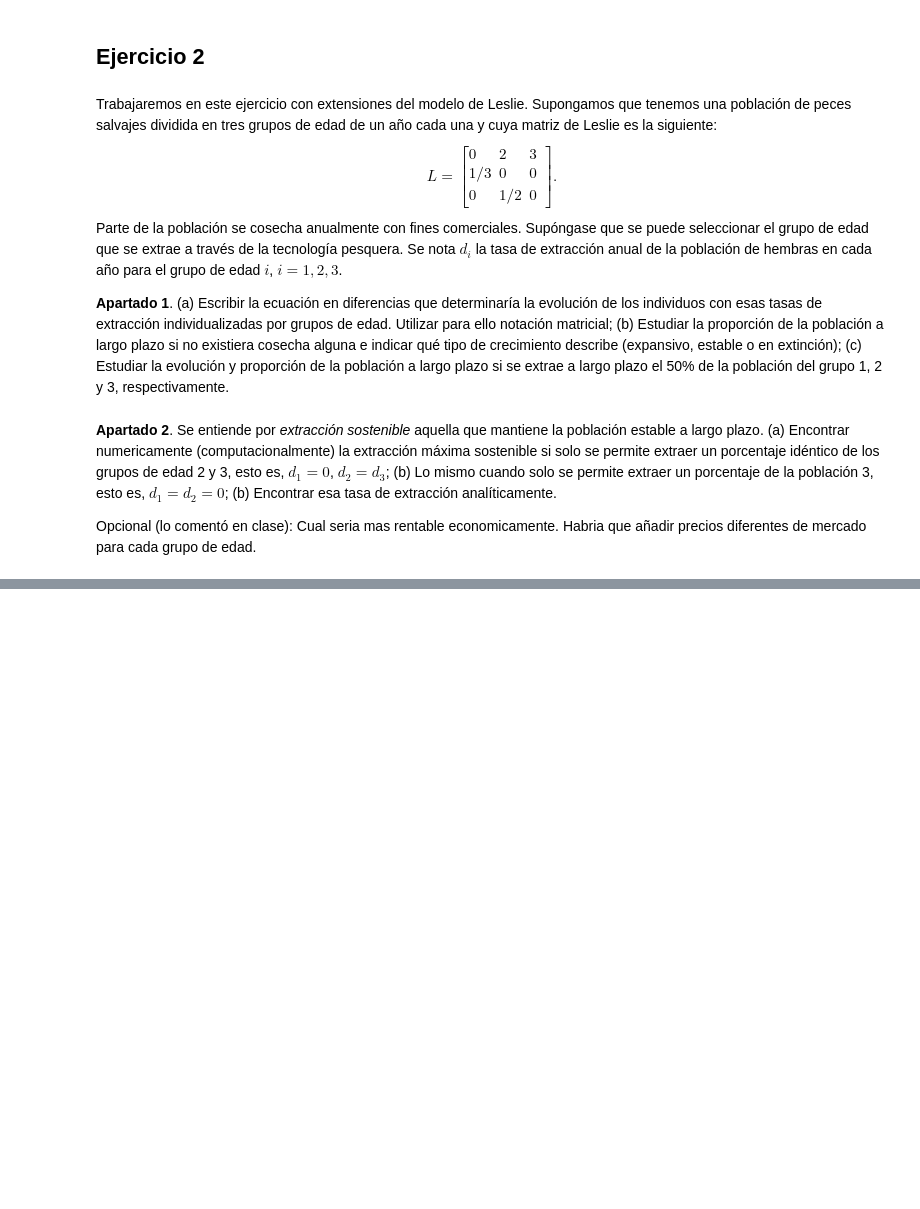
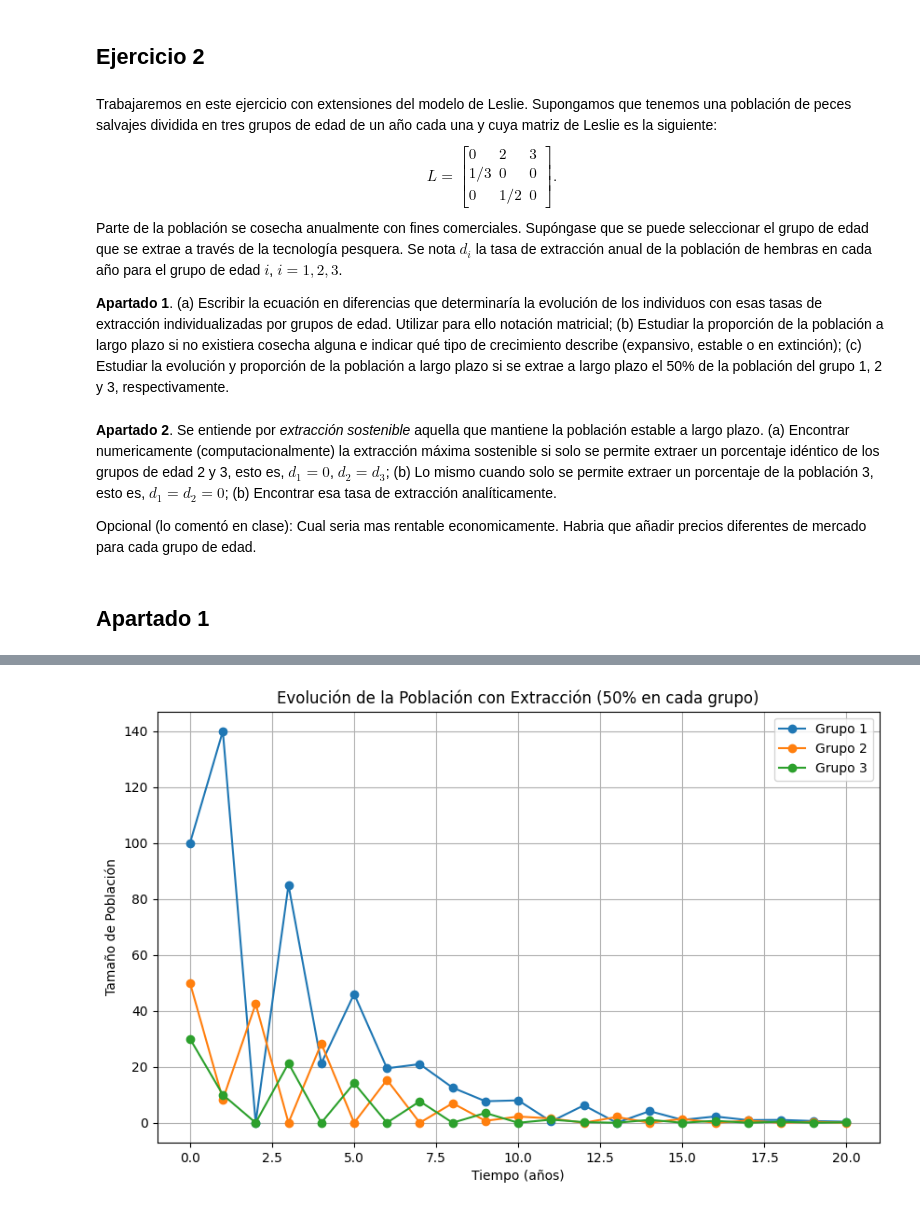
Before and after one commit to Davidgrcdz/SACSE-Practicas, a Jupyter notebook: Ejercicios/Ejercicios_propuestos_práctica3.ipynb, the cells around one changed output, grey strips where cells are left out. Saved outputs shown, nothing was run; the diff lists cells and outputs as text; code cells hidden in the pictures; blank space fills up the shorter version.

```diff
--- a/Ejercicios/Ejercicios_propuestos_práctica3.ipynb
+++ b/Ejercicios/Ejercicios_propuestos_práctica3.ipynb
@@ -361,3 +361,68 @@ Parte de la población se cosecha anualmente con fines comerciales. Supóngase q
 **Apartado 2**. Se entiende por *extracción sostenible* aquella que mantiene la población estable a largo plazo. (a) Encontrar numericamente (computacionalmente) la extracción máxima sostenible si solo se permite extraer un porcentaje idéntico de los grupos de edad 2 y 3, esto es, $d_1=0$, $d_2=d_3$; (b) Lo mismo cuando solo se permite extraer un porcentaje de la población 3, esto es, $d_1=d_2=0$; (b) Encontrar esa tasa de extracción analíticamente.
 
 Opcional (lo comentó en clase): Cual seria mas rentable economicamente. Habria que añadir precios diferentes de mercado para cada grupo de edad.
+# %% [markdown]
+## Apartado 1
+# %%
+import numpy as np
+import matplotlib.pyplot as plt
+import pandas as pd
+
+# Definir la matriz de Leslie
+L = np.array([
+    [0, 2, 3],
+    [1/3, 0, 0],
+    [0, 1/2, 0]
+])
+
+# Definir el vector inicial de la población para cada grupo de edad
+N0 = np.array([100, 50, 30])
+
+# Definir las tasas de extracción para cada grupo (apartado 1(c): extracción del 50%)
+d1, d2, d3 = 0.5, 0.5, 0.5
+D = np.diag([d1, d2, d3])
+
+# Función para calcular la evolución de la población
+def evolucion_poblacion(L, D, N0, t_max=20):
+    poblacion = [N0]
+    for _ in range(t_max):
+        N_t = poblacion[-1]
+        N_next = np.maximum((L - D) @ N_t, 0) # Ecuación en diferencias
+        poblacion.append(N_next)
+    return np.array(poblacion)
+
+# Evolución de la población bajo extracción
+evolucion_con_extraccion = evolucion_poblacion(L, D, N0)
+
+# Análisis de proporción a largo plazo sin extracción
+valores_propios, vectores_propios = np.linalg.eig(L)
+indice_valor_propio_mayor = np.argmax(np.abs(valores_propios))
+proporcion_estable = vectores_propios[:, indice_valor_propio_mayor]
+proporcion_estable_normalizada = proporcion_estable / np.sum(proporcion_estable)
+
+# Mostrar los resultados en tabla
+df_resultados = pd.DataFrame(evolucion_con_extraccion, columns=["Grupo 1", "Grupo 2", "Grupo 3"])
+print("Evolución de la población con extracción:")
+print(df_resultados)
+
+# Resultados del apartado 1(b)
+print("\nProporción estable sin extracción (Apartado 1(b)):")
+print(proporcion_estable_normalizada.real)
+
+crecimiento_largo_plazo = "Expansivo" if valores_propios[indice_valor_propio_mayor] > 1 else "Estable" if valores_propios[indice_valor_propio_mayor] == 1 else "Extinción"
+print(f"Tipo de crecimiento a largo plazo sin extracción: {crecimiento_largo_plazo}")
+
+# Gráfico de evolución de la población con extracción
+t = np.arange(len(evolucion_con_extraccion))
+
+plt.figure(figsize=(10, 6))
+plt.plot(t, evolucion_con_extraccion[:, 0], label='Grupo 1', marker='o')
+plt.plot(t, evolucion_con_extraccion[:, 1], label='Grupo 2', marker='o')
+plt.plot(t, evolucion_con_extraccion[:, 2], label='Grupo 3', marker='o')
+plt.title("Evolución de la Población con Extracción (50% en cada grupo)")
+plt.xlabel("Tiempo (años)")
+plt.ylabel("Tamaño de Población")
+plt.legend()
+plt.grid(True)
+plt.show()
+# %% [output]
@@ -363,0 +446 @@ Opcional (lo comentó en clase): Cual seria mas rentable economicamente. Habria
+[figure, added]
```
Also changed, not shown: parts of 2 cells of this notebook.
